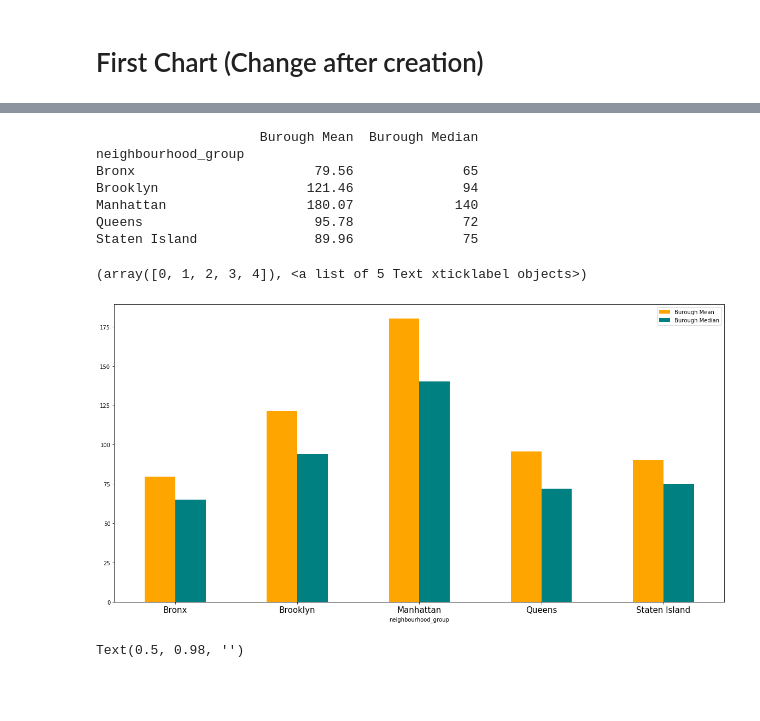
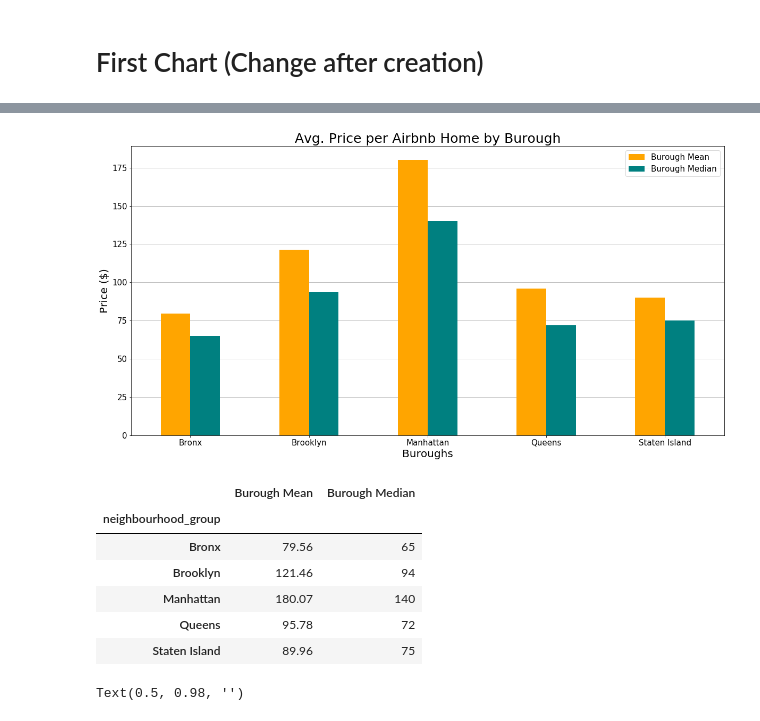
Before and after one commit to josephsy96/Project_1, a Jupyter notebook: Airbnb_Analysis.ipynb, the cells around one changed output, grey strips where cells are left out. Drawn from its saved outputs; the diff is of its cells as text; code cells hidden in the pictures; blank space fills up the shorter version.

Commit message:
add new format

```diff
--- a/Airbnb_Analysis.ipynb
+++ b/Airbnb_Analysis.ipynb
@@ -68,23 +31,35 @@ Name: price, dtype: int64
 # %%
-#Double Bar
-b_mean = round(n_type['price'].mean(),2)
-b_med = n_type['price'].median()
+#Create dataframe
 burough = pd.DataFrame({'Burough Mean':b_mean,'Burough Median':b_med})
-print(burough)
 
+#Double Bar Plot
 burough.plot(kind="bar",color=['orange','teal'],figsize=(20,10),zorder=3)
 
+#Chart Formatting
+plt.title('Avg. Price per Airbnb Home by Burough',size=25)
+plt.grid(axis='y',zorder=0)
+plt.xlabel('Buroughs', size=20)
+plt.ylabel('Price ($)', size=20)
 plt.xticks(rotation='horizontal',size=15)
+plt.yticks(size=15)
+plt.legend(prop = {'size':15})
+
+#Save as .png
+plt.savefig('Airbnb Data/avg_per_burough.png')
+plt.show()
 # %% [output]
-                     Burough Mean  Burough Median
-neighbourhood_group
-Bronx                       79.56              65
-Brooklyn                   121.46              94
-Manhattan                  180.07             140
-Queens                      95.78              72
-Staten Island               89.96              75
-(array([0, 1, 2, 3, 4]), <a list of 5 Text xticklabel objects>)
-[figure, old version]
+[figure, new version]
+# %%
+#Burough Dataframe
+burough
+# %% [output]
+|  | Burough Mean | Burough Median |
+| neighbourhood_group |  |  |
+| Bronx | 79.56 | 65 |
+| Brooklyn | 121.46 | 94 |
+| Manhattan | 180.07 | 140 |
+| Queens | 95.78 | 72 |
+| Staten Island | 89.96 | 75 |
 # %%
 #Distribution of Buroughs
 bur_group = nyc_df[['neighbourhood_group','price']]
```
Also changed, not shown: parts of 2 cells of this notebook, 1 other file.
